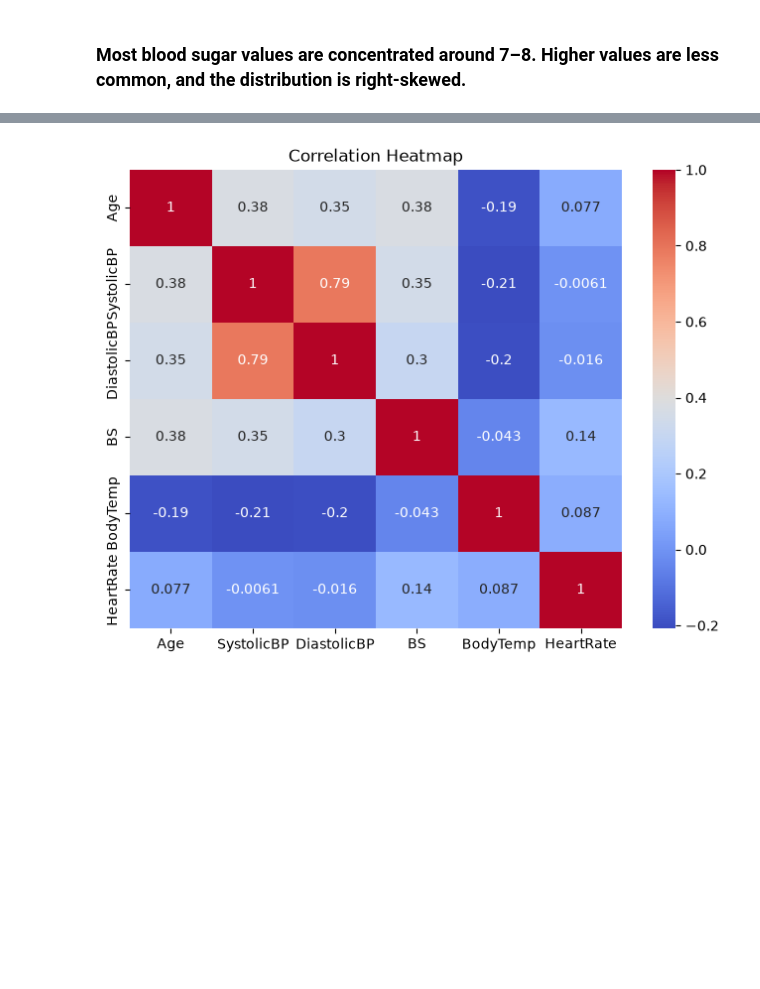
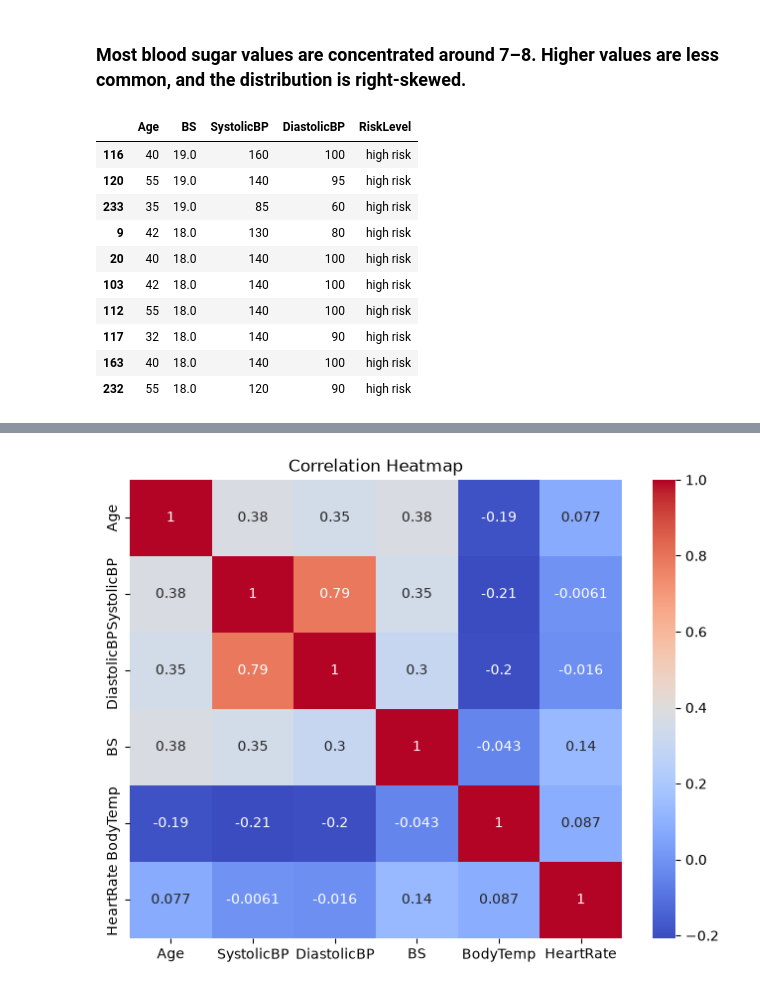
Before and after one commit to Munkhzaya-pom/ML_CA1, a Jupyter notebook: Munkhzaya_ML_Sept26 .ipynb, the cells around one changed output, grey strips where cells are left out. Cells and saved outputs as stored; diff of their text form; code cells hidden in the pictures; blank space fills up the shorter version.

```diff
--- a/Munkhzaya_ML_Sept26 .ipynb
+++ b/Munkhzaya_ML_Sept26 .ipynb
@@ -163,3 +167,18 @@ plt.show()
 [figure]
 # %% [markdown]
 ### Most blood sugar values are concentrated around 7–8. Higher values are less common, and the distribution is right-skewed.
+# %%
+#to check the 10 highest BS values
+df.nlargest(10, 'BS')[['Age', 'BS', 'SystolicBP', 'DiastolicBP', 'RiskLevel']]
+# %% [output]
+|  | Age | BS | SystolicBP | DiastolicBP | RiskLevel |
+| 116 | 40 | 19.0 | 160 | 100 | high risk |
+| 120 | 55 | 19.0 | 140 | 95 | high risk |
+| 233 | 35 | 19.0 | 85 | 60 | high risk |
+| 9 | 42 | 18.0 | 130 | 80 | high risk |
+| 20 | 40 | 18.0 | 140 | 100 | high risk |
+| 103 | 42 | 18.0 | 140 | 100 | high risk |
+| 112 | 55 | 18.0 | 140 | 100 | high risk |
+| 117 | 32 | 18.0 | 140 | 90 | high risk |
+| 163 | 40 | 18.0 | 140 | 100 | high risk |
+| 232 | 55 | 18.0 | 120 | 90 | high risk |
```
Also changed, not shown: parts of 27 cells of this notebook, 1 other file.
